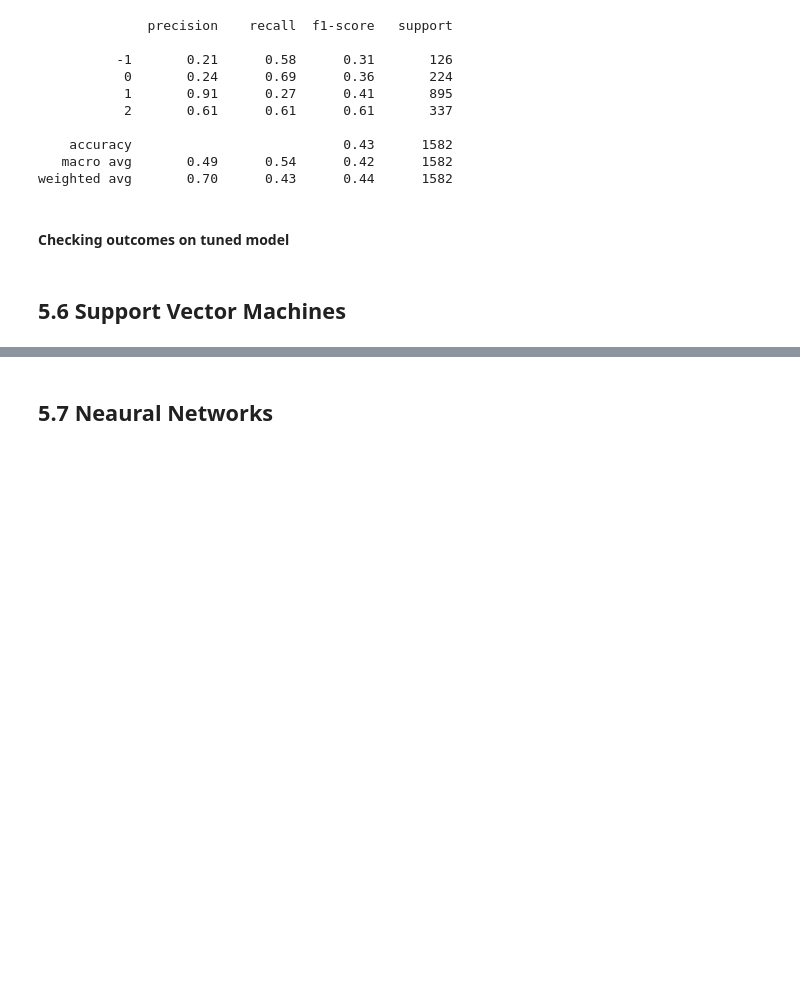
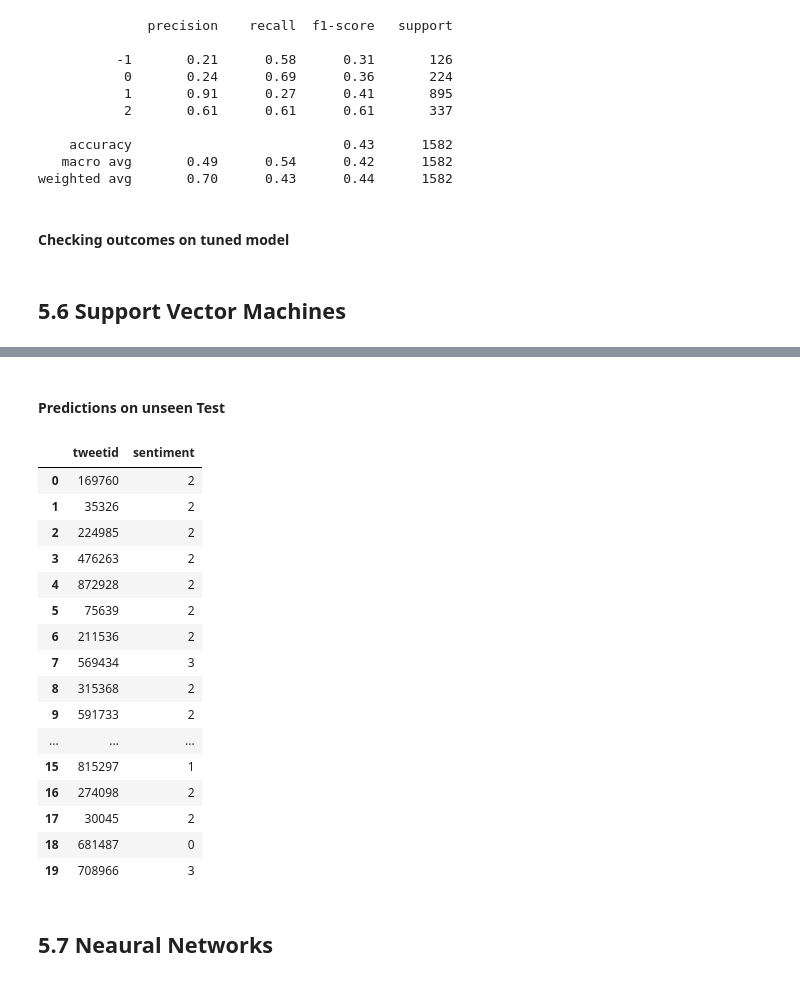
Before and after one commit to SixolileJ/Team-14, a Jupyter notebook: Predict Notebook - Copy.ipynb, the cells around one changed output, grey strips where cells are left out. Saved outputs shown, nothing was run; the diff lists cells and outputs as text; code cells hidden in the pictures; blank space fills up the shorter version.

```diff
--- a/Predict Notebook - Copy.ipynb
+++ b/Predict Notebook - Copy.ipynb
@@ -1200,3 +1205,33 @@ warnings.filterwarnings('ignore')
+# %% [markdown]
+#### Predictions on unseen Test
+# %%
+preds_svc=svc.predict(x_feat)
+# %%
+daf=pd.DataFrame(preds_svc,columns=['sentiment'])
+
+output=pd.DataFrame({'tweetid':df_test['tweetid']})
+submission=output.join(daf)
+submission.to_csv('submission_csv.csv',index=False)
+
+submission.head(20)
+# %% [output]
+|  | tweetid | sentiment |
+| 0 | 169760 | 2 |
+| 1 | 35326 | 2 |
+| 2 | 224985 | 2 |
+| 3 | 476263 | 2 |
+| 4 | 872928 | 2 |
+| 5 | 75639 | 2 |
+| 6 | 211536 | 2 |
+| 7 | 569434 | 3 |
+| 8 | 315368 | 2 |
+| 9 | 591733 | 2 |
+| ... | ... | ... |
+| 15 | 815297 | 1 |
+| 16 | 274098 | 2 |
+| 17 | 30045 | 2 |
+| 18 | 681487 | 0 |
+| 19 | 708966 | 3 |
 # %% [markdown]
 ## 5.7 Neaural Networks
 # %%
```
Also changed, not shown: parts of 11 cells of this notebook, 1 other file.
